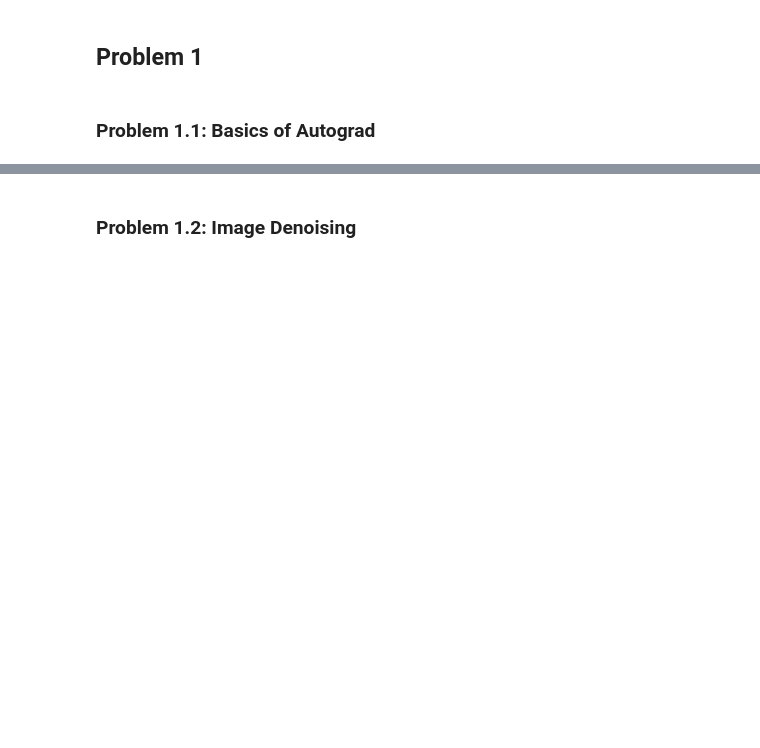
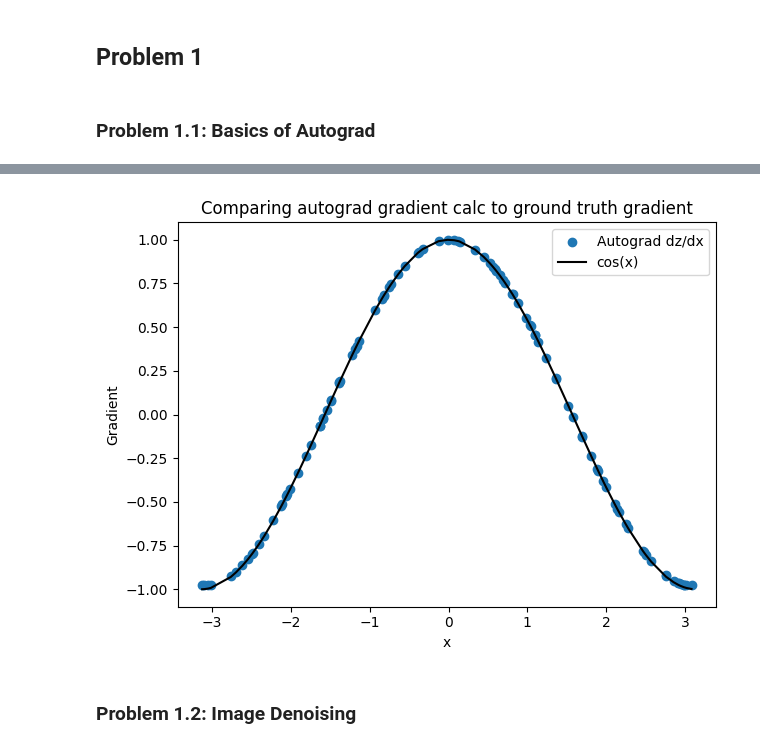
Before and after one commit to kdmalc/intro-computer-vision, a Jupyter notebook: HW4_2025.ipynb, the cells around one changed output, grey strips where cells are left out. Saved outputs shown, nothing was run; the diff lists cells and outputs as text; code cells hidden in the pictures; blank space fills up the shorter version.

```diff
--- a/HW4_2025.ipynb
+++ b/HW4_2025.ipynb
@@ -122,0 +95,12 @@ print("Exact derivative (cos(π/4)):", math.cos(math.pi / 4))
+# %%
+# 1c
+
+x_npy = np.random.uniform(-math.pi, math.pi, size=100)
+x = torch.tensor(x_npy, dtype=torch.float32).to('cuda')
+x.requires_grad_()
+y = sin_taylor(x, 10)
+z = y.sum().backward()
+
+print("x.grad (calc dy/dx):\n", x.grad)
+print()
+print("Error: x.grad (calc dy/dx) VS ground truth (cosx):\n", x.grad - torch.cos(x))
@@ -123,3 +125,20 @@ print("Exact derivative (cos(π/4)):", math.cos(math.pi / 4))
+# %%
+# 1d
+
+# Using the same variables from 1c
+dzdx = x.grad.cpu().numpy()
+
+plt.figure()
+plt.scatter(x_npy, dzdx, label="Autograd dz/dx")
+plt.plot(np.sort(x_npy), np.cos(np.sort(x_npy)), label="cos(x)", color='black')
+plt.xlabel("x")
+plt.ylabel("Gradient")
+plt.title("Comparing autograd gradient calc to ground truth gradient")
+plt.legend()
+plt.tight_layout()
+plt.show()
+# %% [output]
+[figure, added]
 # %% [markdown]
 ### Problem 1.2: Image Denoising
 # %%
```
Also changed, not shown: parts of 5 cells of this notebook.
